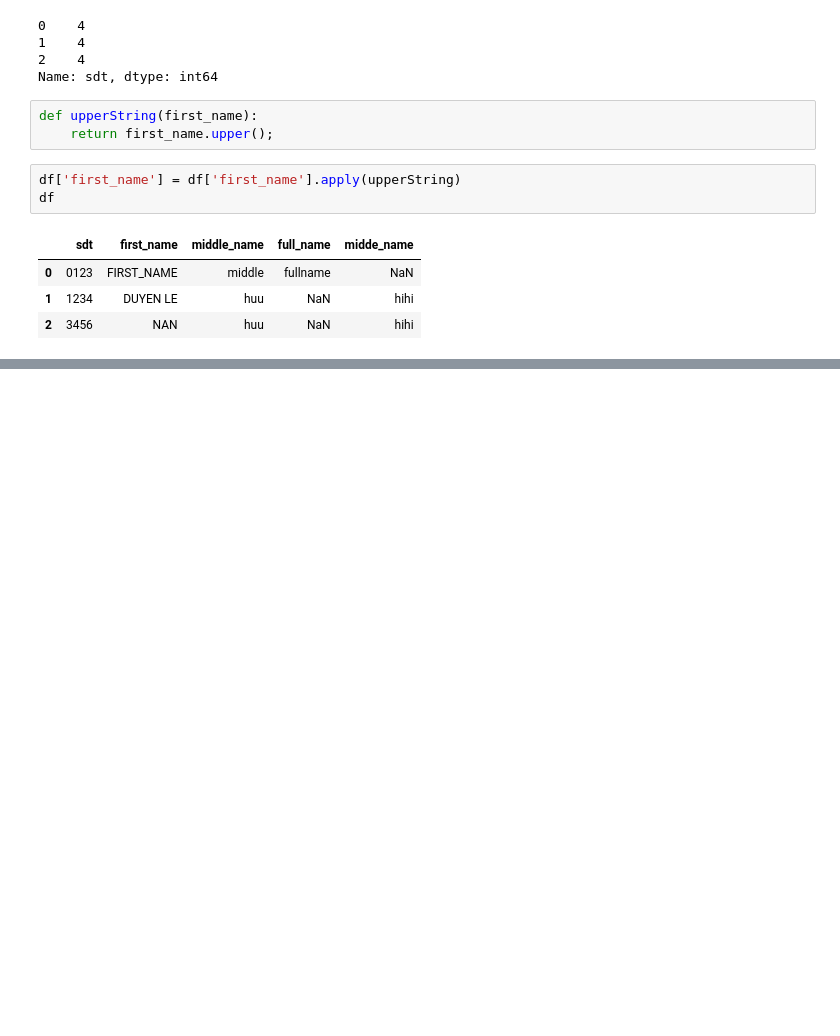
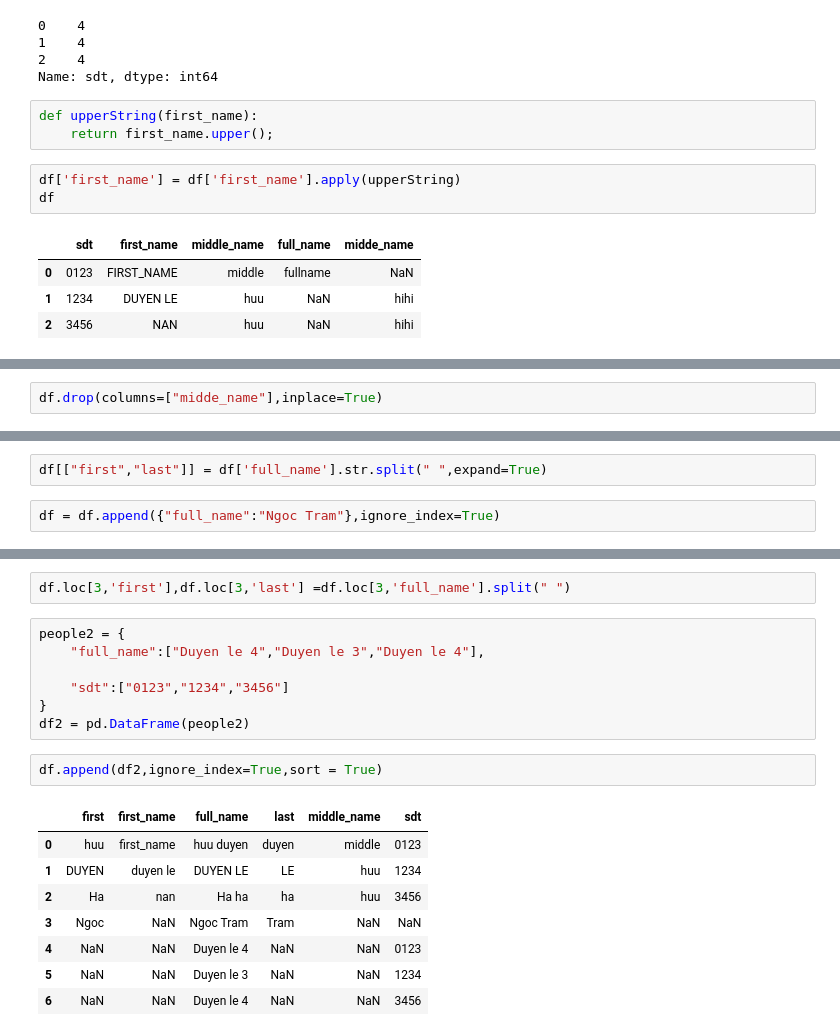
Before and after one commit to lehuuduyen/python-data, a Jupyter notebook: dataframe loc Iloc.ipynb, the cells around one changed output, grey strips where cells are left out. Saved outputs shown, nothing was run; the diff lists cells and outputs as text; blank space fills up the shorter version.

```diff
--- a/dataframe loc Iloc.ipynb
+++ b/dataframe loc Iloc.ipynb
@@ -215,0 +256,2 @@ dtype: int64
+# %%
+df.drop(columns=["midde_name"],inplace=True)
@@ -215,0 +265,4 @@ dtype: int64
+# %%
+df[["first","last"]] = df['full_name'].str.split(" ",expand=True)
+# %%
+df = df.append({"full_name":"Ngoc Tram"},ignore_index=True)
@@ -215,0 +277,20 @@ dtype: int64
+# %%
+df.loc[3,'first'],df.loc[3,'last'] =df.loc[3,'full_name'].split(" ")
+# %%
+people2 = {
+    "full_name":["Duyen le 4","Duyen le 3","Duyen le 4"],
+
+    "sdt":["0123","1234","3456"]
+}
+df2 = pd.DataFrame(people2)
+# %%
+df.append(df2,ignore_index=True,sort = True)
+# %% [output]
+|  | first | first_name | full_name | last | middle_name | sdt |
+| 0 | huu | first_name | huu duyen | duyen | middle | 0123 |
+| 1 | DUYEN | duyen le | DUYEN LE | LE | huu | 1234 |
+| 2 | Ha | nan | Ha ha | ha | huu | 3456 |
+| 3 | Ngoc | NaN | Ngoc Tram | Tram | NaN | NaN |
+| 4 | NaN | NaN | Duyen le 4 | NaN | NaN | 0123 |
+| 5 | NaN | NaN | Duyen le 3 | NaN | NaN | 1234 |
+| 6 | NaN | NaN | Duyen le 4 | NaN | NaN | 3456 |
```
Also changed, not shown: parts of 27 cells of this notebook, 1 other file.
